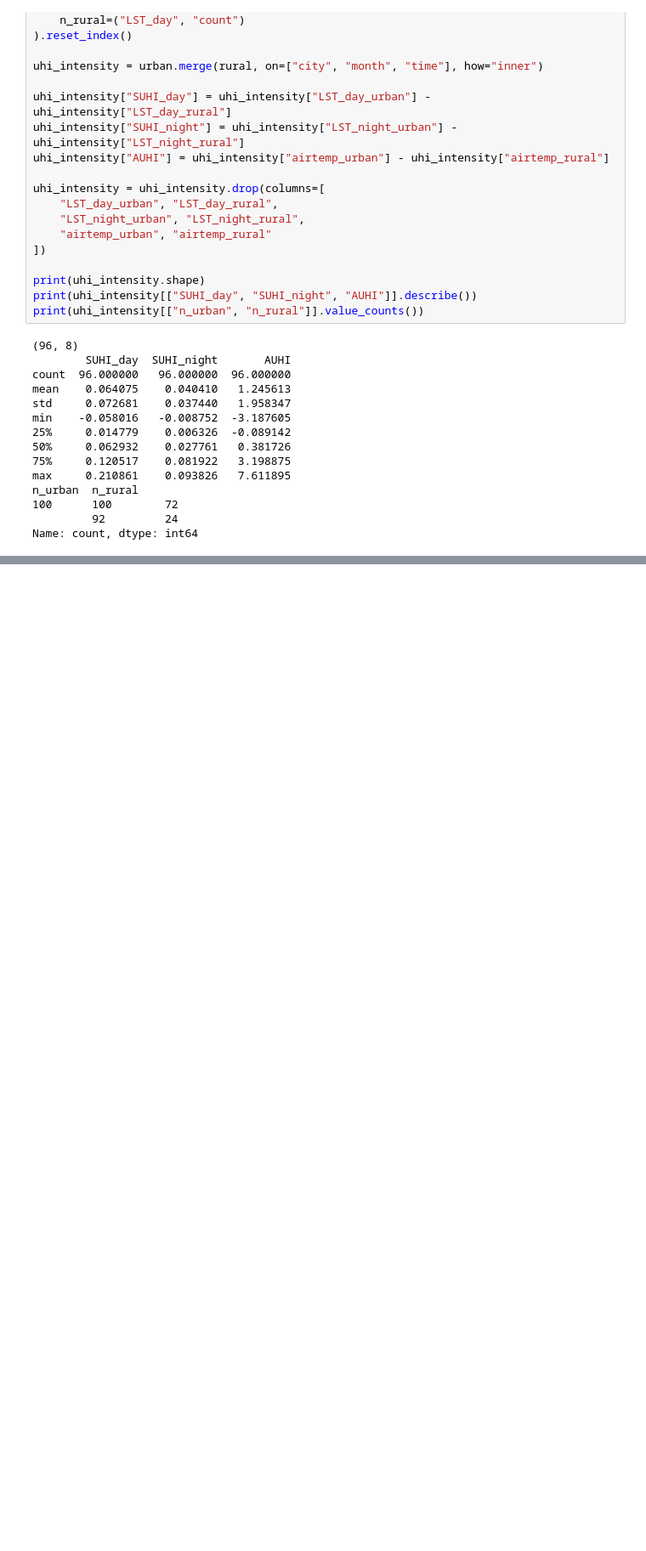
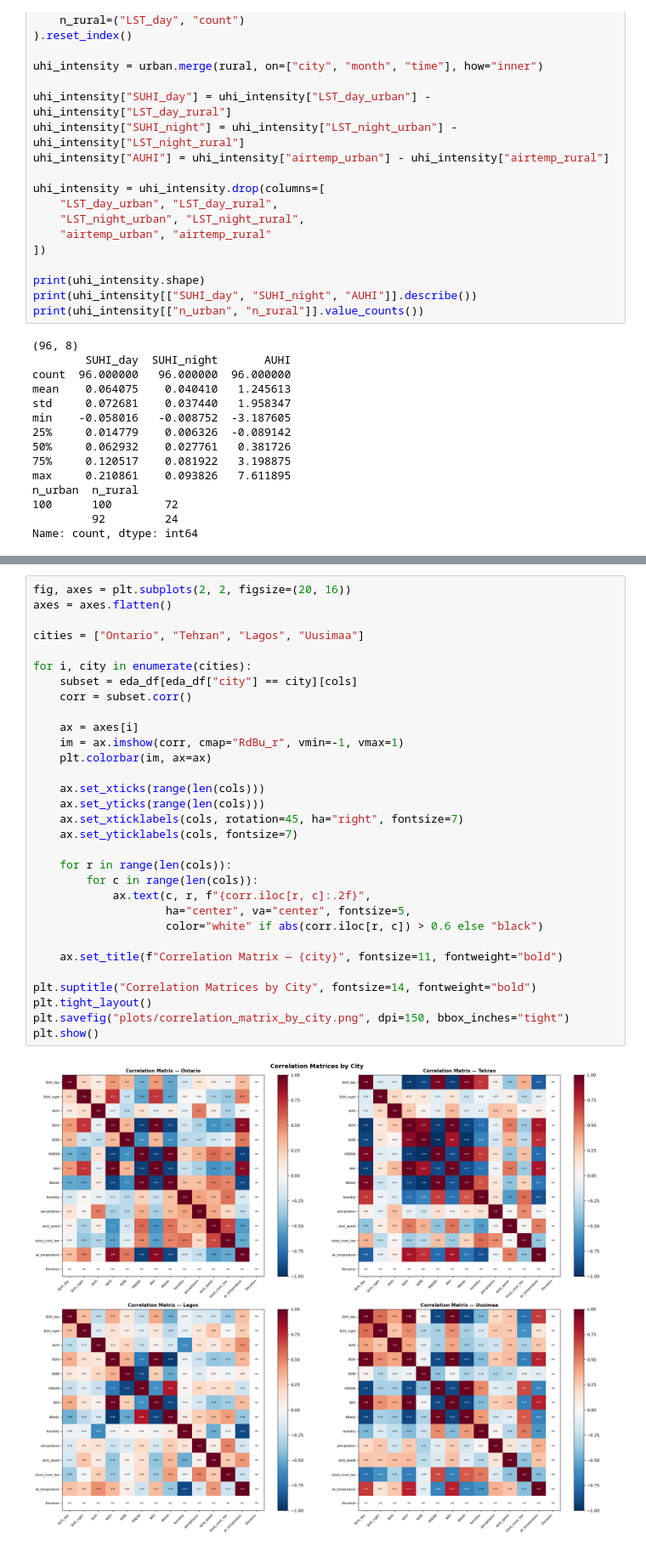
Before and after one commit to Peplinn/uhi-modelling, a Jupyter notebook: playground.ipynb, the cells around one changed output, grey strips where cells are left out. Shown at 85% size. Cells and saved outputs as stored; diff of their text form; blank space fills up the shorter version.

```diff
--- a/playground.ipynb
+++ b/playground.ipynb
@@ -508,0 +644,33 @@ dtype: int64
+# %%
+fig, axes = plt.subplots(2, 2, figsize=(20, 16))
+axes = axes.flatten()
+
+cities = ["Ontario", "Tehran", "Lagos", "Uusimaa"]
+
+for i, city in enumerate(cities):
+    subset = eda_df[eda_df["city"] == city][cols]
+    corr = subset.corr()
+
+    ax = axes[i]
+    im = ax.imshow(corr, cmap="RdBu_r", vmin=-1, vmax=1)
+    plt.colorbar(im, ax=ax)
+
+    ax.set_xticks(range(len(cols)))
+    ax.set_yticks(range(len(cols)))
+    ax.set_xticklabels(cols, rotation=45, ha="right", fontsize=7)
+    ax.set_yticklabels(cols, fontsize=7)
+
+    for r in range(len(cols)):
+        for c in range(len(cols)):
+            ax.text(c, r, f"{corr.iloc[r, c]:.2f}",
+                    ha="center", va="center", fontsize=5,
+                    color="white" if abs(corr.iloc[r, c]) > 0.6 else "black")
+
+    ax.set_title(f"Correlation Matrix — {city}", fontsize=11, fontweight="bold")
+
+plt.suptitle("Correlation Matrices by City", fontsize=14, fontweight="bold")
+plt.tight_layout()
+plt.savefig("plots/correlation_matrix_by_city.png", dpi=150, bbox_inches="tight")
+plt.show()
+# %% [output]
+[figure, added]
```
Also changed, not shown: parts of 23 cells of this notebook, 2 other files.
